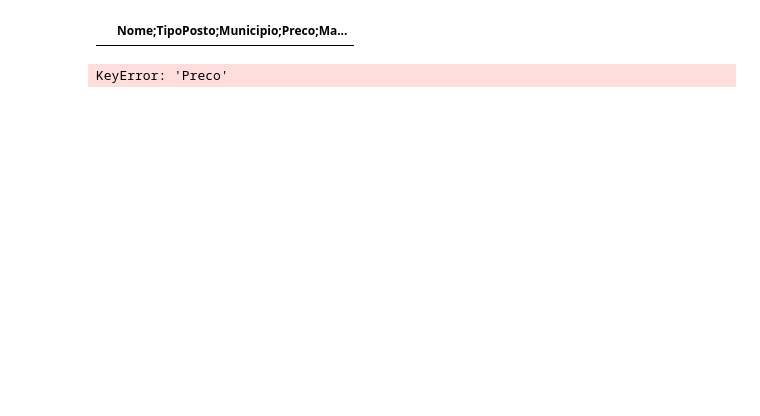
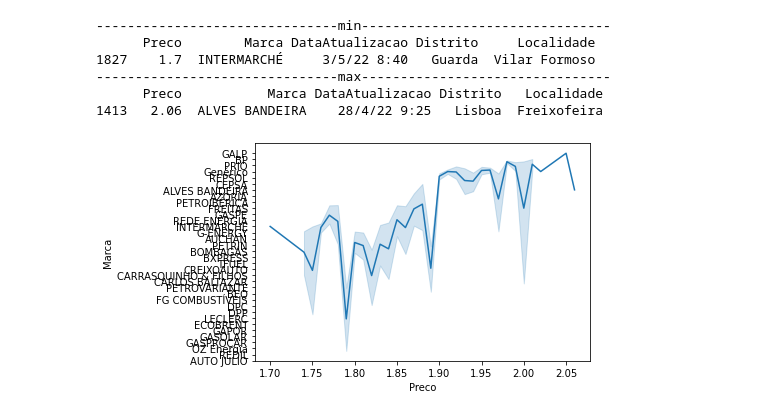
Before and after one commit to focuspy/DataCamp, a Jupyter notebook: DataCamp-master/Projects/Python/Fuels/Fuels.ipynb, the cells around one changed output. Drawn from its saved outputs; the diff is of its cells as text; code cells hidden in the pictures; blank space fills up the shorter version.

```diff
--- a/DataCamp-master/Projects/Python/Fuels/Fuels.ipynb
+++ b/DataCamp-master/Projects/Python/Fuels/Fuels.ipynb
@@ -27,3 +7,6 @@ Skipping line 2872: '.' expected after '"'
+# %%
+book1 = pd.read_csv('datasets/Postos.csv', usecols = ['Marca','Preco', 'Distrito', 'Localidade', 'DataAtualizacao'])
+book2 = pd.read_csv('datasets/Postos.csv')
 # %%
 book1.shape
 # %% [output]
@@ -35,8 +37,18 @@ Index(['Nome;TipoPosto;Municipio;Preco;Marca;Combustivel;DataAtualizacao;Distrit
-# %%
-book1.head()
-# %% [output]
-|  | Nome;TipoPosto;Municipio;Preco;Ma... |
-# %%
-Preco = book1['Preco']
-# %% [output]
-KeyError: 'Preco'
+# %%
+Price = book1['Preco']
+Brand = book1['Marca']
+print("-------------------------------min--------------------------------")
+print(book1[book1.Preco == book1.Preco.min()])
+print("-------------------------------max--------------------------------")
+print(book1[book1.Preco == book1.Preco.max()])
+# %% [output]
+-------------------------------min--------------------------------
+      Preco        Marca DataAtualizacao Distrito     Localidade
+1827    1.7  INTERMARCHÉ     3/5/22 8:40   Guarda  Vilar Formoso
+-------------------------------max--------------------------------
+      Preco           Marca DataAtualizacao Distrito   Localidade
+1413   2.06  ALVES BANDEIRA    28/4/22 9:25   Lisboa  Freixofeira
+# %%
+ax = sns.lineplot(x=Price, y=Brand,)
+# %% [output]
+[figure, added]
```
Also changed, not shown: parts of 4 cells of this notebook, 1 other file.
